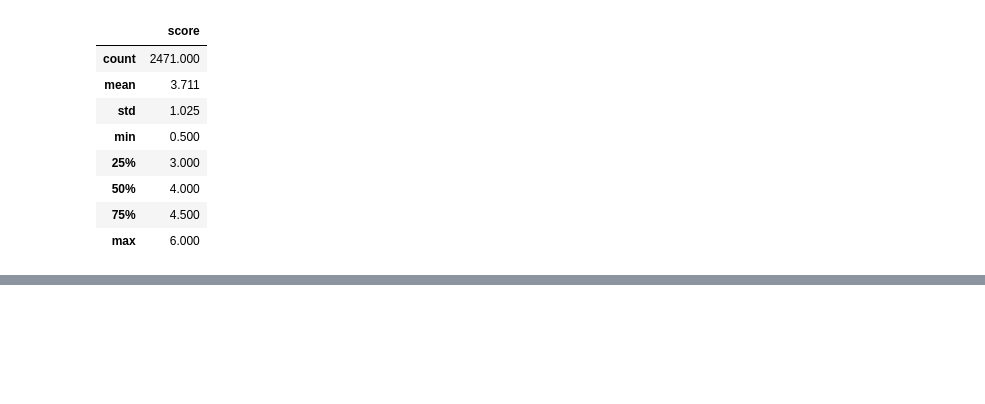
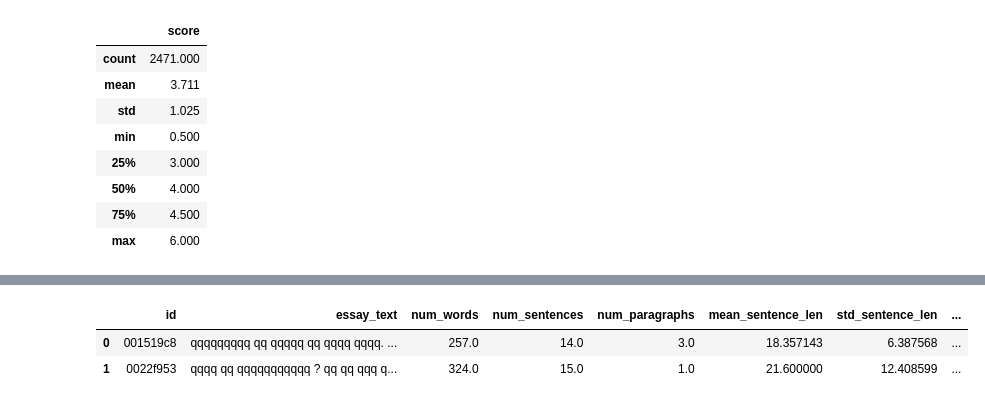
Before and after one commit to 27July/SC4000-Essay-Quality-Prediction, a Jupyter notebook: sc4000-kaggle.ipynb, the cells around one changed output, grey strips where cells are left out. Drawn from its saved outputs; the diff is of its cells as text; code cells hidden in the pictures; blank space fills up the shorter version.

```diff
--- a/sc4000-kaggle.ipynb
+++ b/sc4000-kaggle.ipynb
@@ -2696,19 +429,0 @@ print(sorted(x.name for x in dst.iterdir()))
-# %%
-'''
-IGNORE THIS FILE MANAMGEMENT
-from pathlib import Path
-from zipfile import ZipFile, ZIP_DEFLATED
-from IPython.display import FileLink, display
-
-src = Path("/kaggle/working/residual_images")
-zip_path = Path("/kaggle/working/residual_images.zip")
-allowed = {".png", ".jpg", ".jpeg", ".pdf", ".svg"}
-
-with ZipFile(zip_path, "w", compression=ZIP_DEFLATED) as zf:
-    for p in src.iterdir():
-        if p.is_file() and p.suffix.lower() in allowed:
-            zf.write(p, arcname=p.name)  # store without the full path
-
-print("Wrote:", zip_path)
-display(FileLink(str(zip_path)))  # clickable link in the notebook
-'''
@@ -2716,0 +927,63 @@ display(FileLink(str(zip_path)))  # clickable link in the notebook
+# %%
+# ==========================================================
+# 🚀 FULL ESSAY RECONSTRUCTION + FEATURE ENRICHMENT PIPELINE
+# ==========================================================
+
+# ✅ Step 0: Start from original logs
+df_train_logs_copy = df_train_logs.copy()
+print("📘 Step 0: Original df_train_logs shape:", df_train_logs_copy.shape)
+
+# ✅ Step 1: Essay reconstruction
+df_train_recon_logs_raw = getEssays(df_train_logs_copy.copy()).to_frame(name='essay_text')
+df_train_recon_logs_raw.index.name = 'id'
+df_train_recon_logs_raw.reset_index(inplace=True)  # ensure 'id' is a proper column
+print("✅ Step 1: Essays reconstructed — shape:", df_train_recon_logs_raw.shape)
+
+# ==========================================================
+# ✅ Step 2: Unified feature enrichment (parallelized)
+# ==========================================================
+print("⚙️ Step 2: Extracting full linguistic + structural + mechanics features (parallelized)...")
+df_train_recon_logs = enrich_full_text_features_parallel(df_train_recon_logs_raw.copy(), show_preview=False)
+print("✅ Step 2: Feature enrichment complete — shape:", df_train_recon_logs.shape)
+
+# ==========================================================
+# ✅ Step 3: Check for duplicate columns
+# ==========================================================
+dupes = df_train_recon_logs.columns[df_train_recon_logs.columns.duplicated()]
+
+if len(dupes) > 0:
+    from collections import Counter
+    dupe_counts = Counter(dupes)
+    print(f"\n⚠️ Found {len(dupe_counts)} duplicate column names:")
+    for name, count in list(dupe_counts.items())[:15]:
+        print(f"   🧩 {name} → appears {count} times")
+    if len(dupe_counts) > 15:
+        print("   ... (truncated)")
+
+    # Drop duplicates (keep first occurrence)
+    before = df_train_recon_logs.shape[1]
+    df_train_recon_logs = df_train_recon_logs.loc[:, ~df_train_recon_logs.columns.duplicated()]
+    after = df_train_recon_logs.shape[1]
+    print(f"🧹 Removed {before - after} duplicate columns. Final shape: {df_train_recon_logs.shape}")
+else:
+    print("\n✅ No duplicate columns detected in df_train_recon_logs.")
+
+# ==========================================================
+# ✅ SUMMARY
+# ==========================================================
+print("\n🎯 Pipeline complete! Final dataset → df_train_recon_logs")
+print(f"🧩 Step 0: df_train_logs_copy shape: {df_train_logs_copy.shape}")
+print(f"🧩 Step 1: df_train_recon_logs_raw shape: {df_train_recon_logs_raw.shape}")
+print(f"🧩 Step 2: df_train_recon_logs (final) shape: {df_train_recon_logs.shape}")
+
+# 🧠 Sanity check
+print("🧠 Total essays:", df_train_recon_logs.shape[0])
+print("🧩 Total new features:", df_train_recon_logs.shape[1] - 2)  # exclude id + essay_text
+
+# ✅ Optional preview
+display(df_train_recon_logs.head(2)[['id', 'essay_text'] + df_train_recon_logs.columns[2:12].tolist()])
+
+# (Optional) Save for reuse
+# df_train_recon_logs.to_csv("/kaggle/working/df_train_recon_logs.csv", index=False)
+# print("💾 Saved df_train_recon_logs.csv")
+# %% [output]
@@ -2716,0 +1009,3 @@ display(FileLink(str(zip_path)))  # clickable link in the notebook
+|  | id | essay_text | num_words | num_sentences | num_paragraphs | mean_sentence_len | std_sentence_len | ... |
+| 0 | 001519c8 | qqqqqqqqq qq qqqqq qq qqqq qqqq. ... | 257.0 | 14.0 | 3.0 | 18.357143 | 6.387568 | ... |
+| 1 | 0022f953 | qqqq qq qqqqqqqqqqq ? qq qq qqq q... | 324.0 | 15.0 | 1.0 | 21.600000 | 12.408599 | ... |
```
Also changed, not shown: parts of 130 cells of this notebook.
